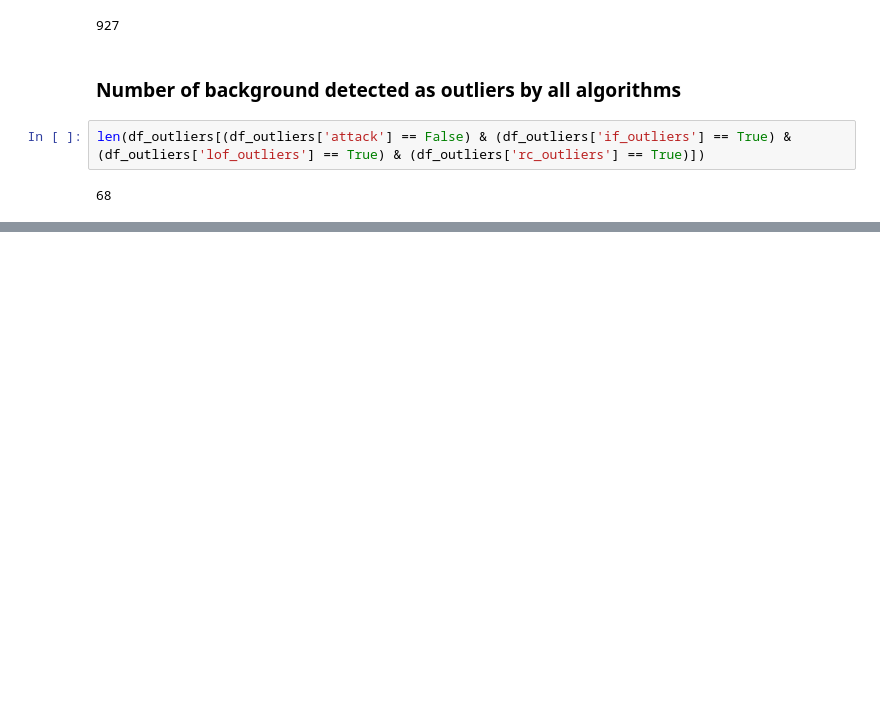
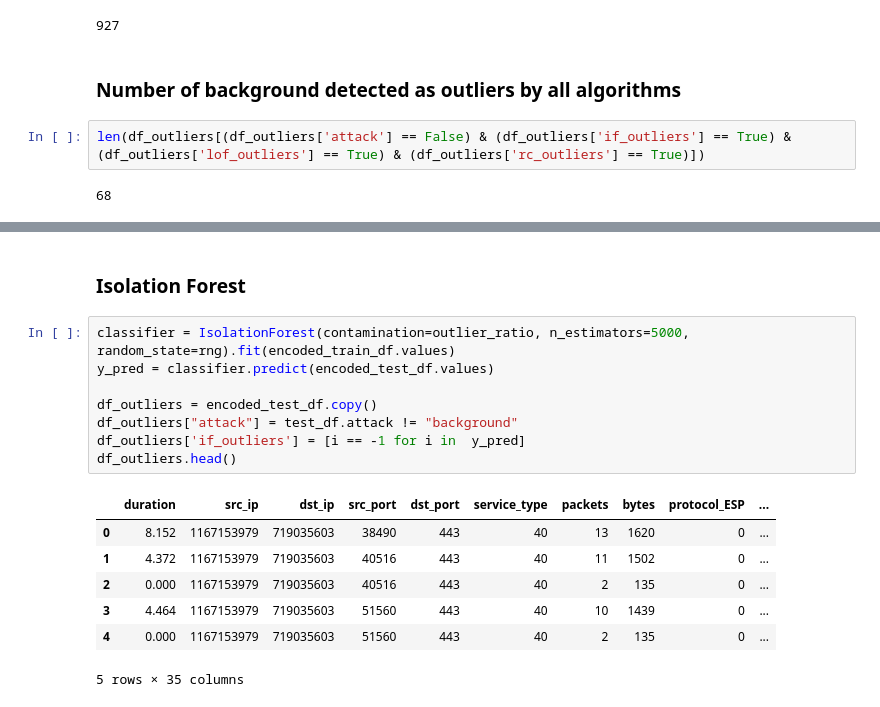
Before and after one commit to Leiyks/MLSECU, a Jupyter notebook: notebook.ipynb, the cells around one changed output, grey strips where cells are left out. Saved outputs shown, nothing was run; the diff lists cells and outputs as text; blank space fills up the shorter version.

```diff
--- a/notebook.ipynb
+++ b/notebook.ipynb
@@ -575,0 +586,18 @@ len(df_outliers[(df_outliers['attack'] == False) & (df_outliers['if_outliers'] =
+# %% [markdown]
+### Isolation Forest
+# %%
+classifier = IsolationForest(contamination=outlier_ratio, n_estimators=5000, random_state=rng).fit(encoded_train_df.values)
+y_pred = classifier.predict(encoded_test_df.values)
+
+df_outliers = encoded_test_df.copy()
+df_outliers["attack"] = test_df.attack != "background"
+df_outliers['if_outliers'] = [i == -1 for i in  y_pred]
+df_outliers.head()
+# %% [output]
+|  | duration | src_ip | dst_ip | src_port | dst_port | service_type | packets | bytes | protocol_ESP | ... |
+| 0 | 8.152 | 1167153979 | 719035603 | 38490 | 443 | 40 | 13 | 1620 | 0 | ... |
+| 1 | 4.372 | 1167153979 | 719035603 | 40516 | 443 | 40 | 11 | 1502 | 0 | ... |
+| 2 | 0.000 | 1167153979 | 719035603 | 40516 | 443 | 40 | 2 | 135 | 0 | ... |
+| 3 | 4.464 | 1167153979 | 719035603 | 51560 | 443 | 40 | 10 | 1439 | 0 | ... |
+| 4 | 0.000 | 1167153979 | 719035603 | 51560 | 443 | 40 | 2 | 135 | 0 | ... |
+5 rows × 35 columns
```
Also changed, not shown: parts of 9 cells of this notebook.
